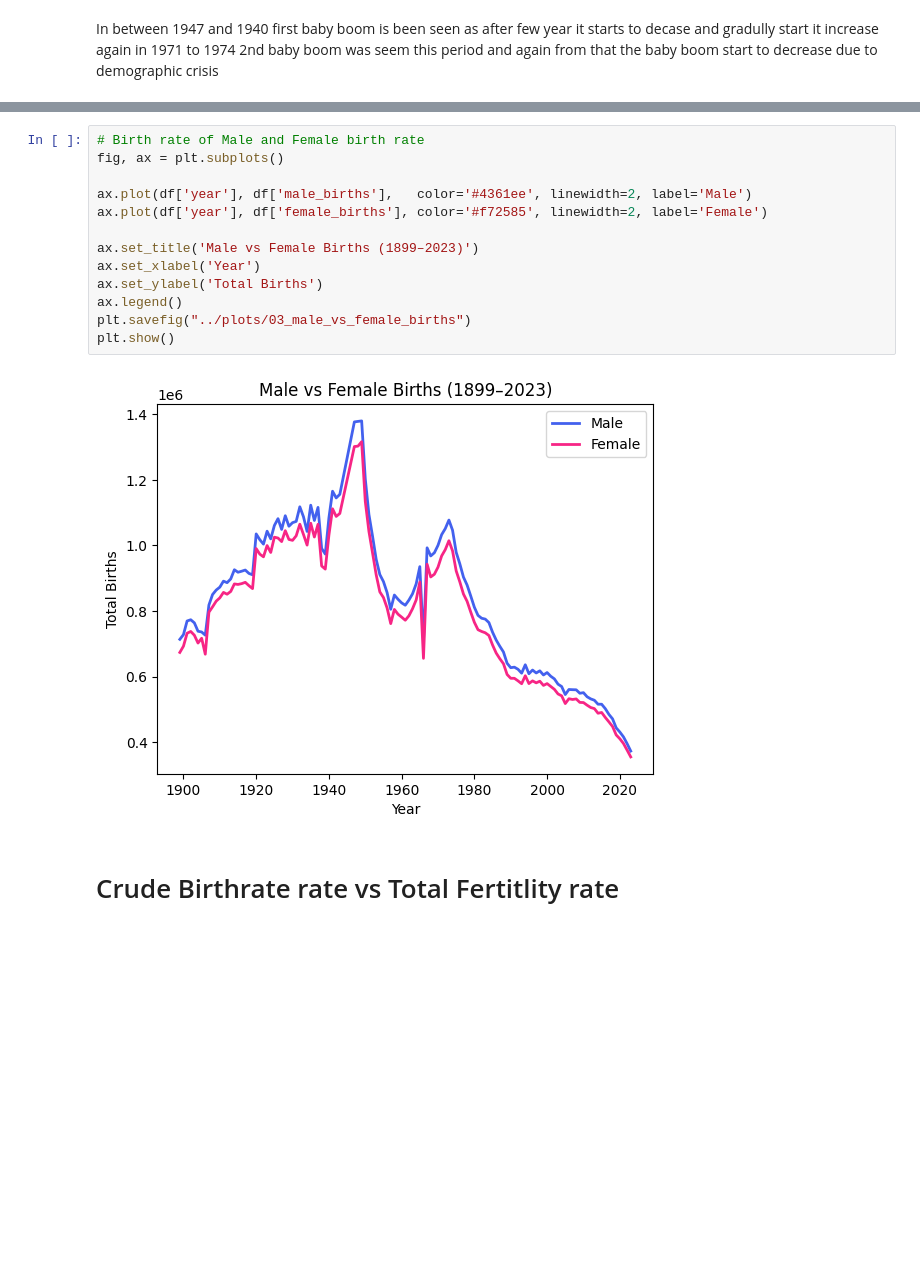
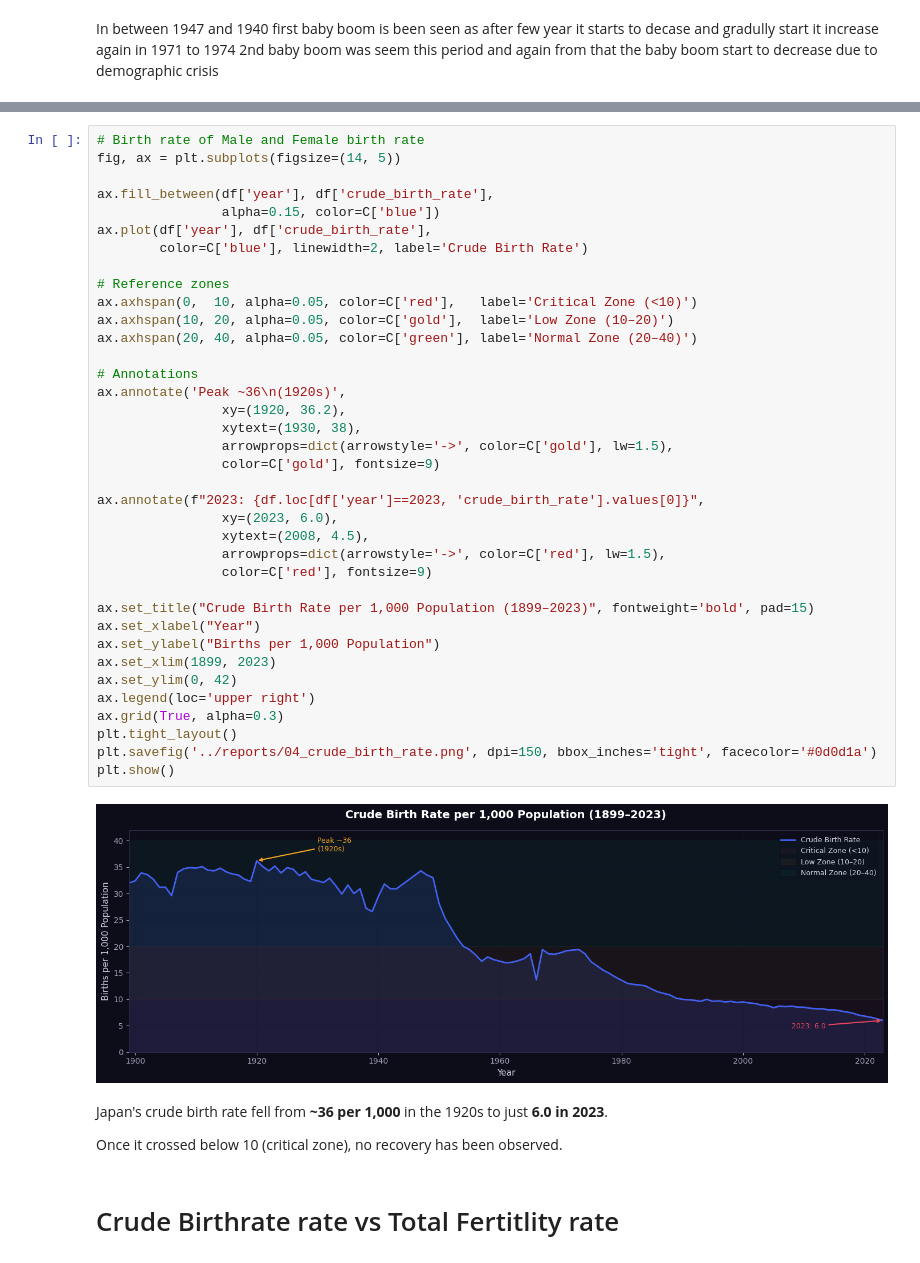
Before and after one commit to suzzzel5/Japan-Birth-Statistics-1899-2023-, a Jupyter notebook: notebooks/01_data_exploration.ipynb, the cells around one changed output, grey strips where cells are left out. Saved outputs shown, nothing was run; the diff lists cells and outputs as text; blank space fills up the shorter version.

```diff
--- a/notebooks/01_data_exploration.ipynb
+++ b/notebooks/01_data_exploration.ipynb
@@ -365,18 +460,46 @@ In between 1947 and 1940 first baby boom is been seen as after few year it start
 # %%
 # Birth rate of Male and Female birth rate
-fig, ax = plt.subplots()
+fig, ax = plt.subplots(figsize=(14, 5))
 
-ax.plot(df['year'], df['male_births'],   color='#4361ee', linewidth=2, label='Male')
-ax.plot(df['year'], df['female_births'], color='#f72585', linewidth=2, label='Female')
+ax.fill_between(df['year'], df['crude_birth_rate'],
+                alpha=0.15, color=C['blue'])
+ax.plot(df['year'], df['crude_birth_rate'],
+        color=C['blue'], linewidth=2, label='Crude Birth Rate')
 
-ax.set_title('Male vs Female Births (1899–2023)')
-ax.set_xlabel('Year')
-ax.set_ylabel('Total Births')
-ax.legend()
-plt.savefig("../plots/03_male_vs_female_births")
+# Reference zones
+ax.axhspan(0,  10, alpha=0.05, color=C['red'],   label='Critical Zone (<10)')
+ax.axhspan(10, 20, alpha=0.05, color=C['gold'],  label='Low Zone (10–20)')
+ax.axhspan(20, 40, alpha=0.05, color=C['green'], label='Normal Zone (20–40)')
+
+# Annotations
+ax.annotate('Peak ~36\n(1920s)',
+                xy=(1920, 36.2),
+                xytext=(1930, 38),
+                arrowprops=dict(arrowstyle='->', color=C['gold'], lw=1.5),
+                color=C['gold'], fontsize=9)
+
+ax.annotate(f"2023: {df.loc[df['year']==2023, 'crude_birth_rate'].values[0]}",
+                xy=(2023, 6.0),
+                xytext=(2008, 4.5),
+                arrowprops=dict(arrowstyle='->', color=C['red'], lw=1.5),
+                color=C['red'], fontsize=9)
+
+ax.set_title("Crude Birth Rate per 1,000 Population (1899–2023)", fontweight='bold', pad=15)
+ax.set_xlabel("Year")
+ax.set_ylabel("Births per 1,000 Population")
+ax.set_xlim(1899, 2023)
+ax.set_ylim(0, 42)
+ax.legend(loc='upper right')
+ax.grid(True, alpha=0.3)
+plt.tight_layout()
+plt.savefig('../reports/04_crude_birth_rate.png', dpi=150, bbox_inches='tight', facecolor='#0d0d1a')
 plt.show()
 # %% [output]
-[figure, old version]
+[figure, new version]
+# %% [markdown]
+Japan's crude birth rate fell from **~36 per 1,000** in the 1920s to just **6.0 in 2023**.
+
+ Once it crossed below 10 (critical zone), no recovery has been observed.
 # %% [markdown]
 # Crude Birthrate rate vs Total Fertitlity rate
 # %%
```
Also changed, not shown: parts of 24 cells of this notebook, 9 other files.
